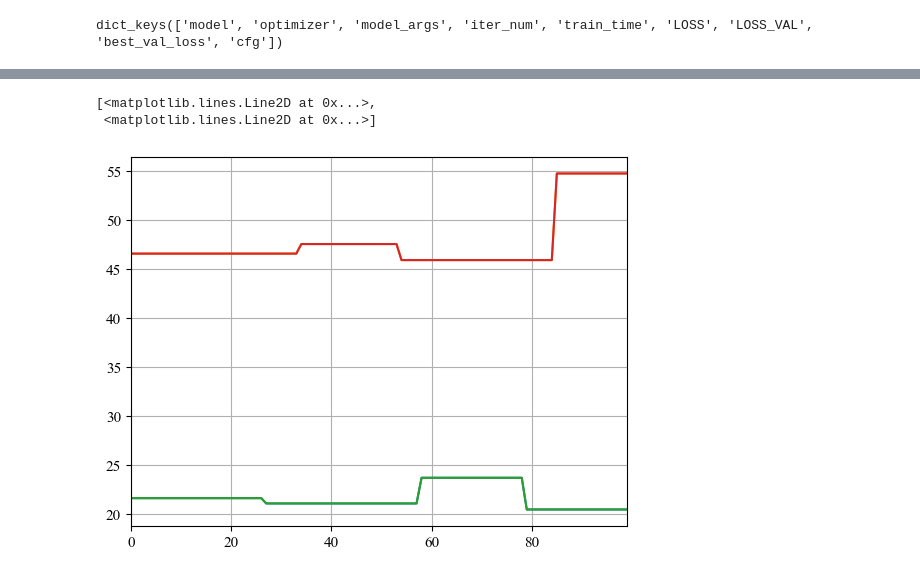
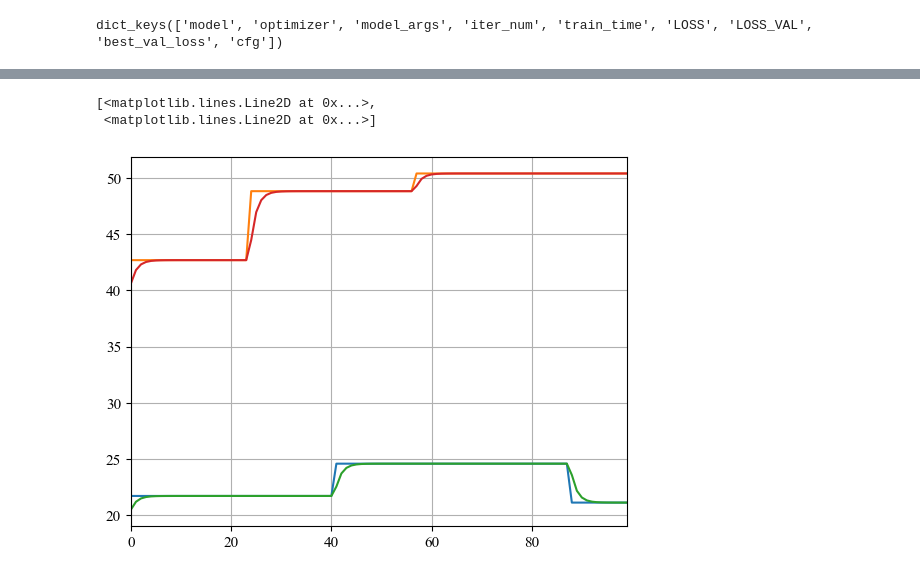
Before and after one commit to buswayne/in-context-controller, a Jupyter notebook: test_onestep_CL_evaporation_process.ipynb, the cells around one changed output, grey strips where cells are left out. Drawn from its saved outputs; the diff is of its cells as text; code cells hidden in the pictures.

```diff
--- a/test_onestep_CL_evaporation_process.ipynb
+++ b/test_onestep_CL_evaporation_process.ipynb
@@ -119,23 +119,31 @@ ts = 1
 G = drss_matrices(nx, nu, ny, device=device)
 # %%
 from signals_torch import steps_sequence
+from dataset_CL_evaporation_process import EvaporationDataset
 
-T = 100
-t = torch.arange(0, T, ts, device=device, dtype=torch.float32).view(-1, 1)
-r = torch.zeros((T,2), device=device, dtype=torch.float32)
+seq_len = 100
+ts = 1
 
-r[:,0] = steps_sequence(T, ts, 20, 25, 20, 50).T
-r[:,1] = steps_sequence(T, ts, 40, 60, 20, 50).T
+dataset = EvaporationDataset(seq_len=seq_len, ts=ts, seed=42, data_perturb_percentage=0)
+dataloader = DataLoader(dataset, batch_size=batch_size)
+data, batch_r, batch_y_d = next(iter(dataloader))
 
-
-y_d = r
+# T = 100
+# t = torch.arange(0, T, ts, device=device, dtype=torch.float32).view(-1, 1)
+# r = torch.zeros((T,2), device=device, dtype=torch.float32)
+#
+# r[:,0] = steps_sequence(T, ts, 20, 25, 20, 50).T
+# r[:,1] = steps_sequence(T, ts, 40, 60, 20, 50).T
+r = batch_r[0,:,:]
+y_d = batch_y_d[0,:,:]
+t = torch.arange(0, seq_len, ts, device=device, dtype=torch.float32).view(-1, 1)
 
 plt.plot(t.cpu().numpy(), r.cpu().numpy())
 plt.plot(t.cpu().numpy(), y_d.cpu().numpy())
 # %% [output]
 [<matplotlib.lines.Line2D at 0x...>,
  <matplotlib.lines.Line2D at 0x...>]
-[figure, old version]
+[figure, new version]
 # %%
 print(model.proportional_coefficient)
 print(model.integral_coefficient)
```
Also changed, not shown: parts of 8 cells of this notebook, 5 other files.
